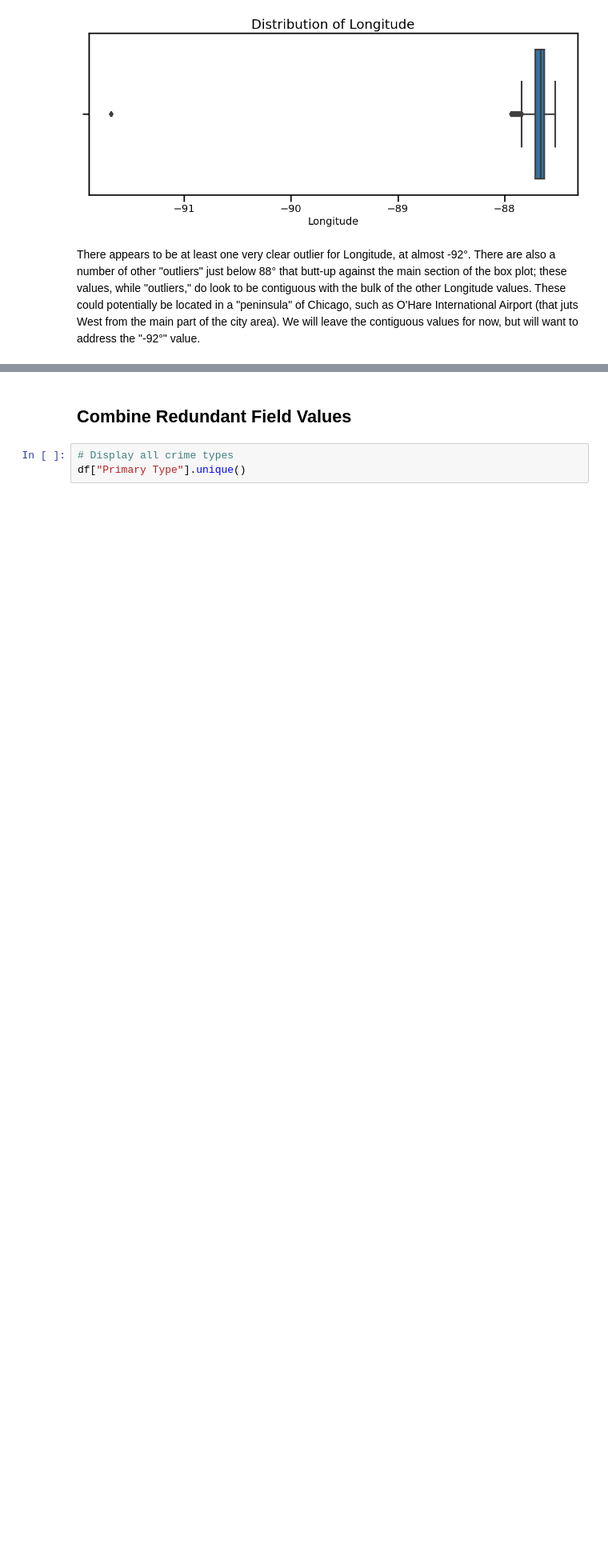
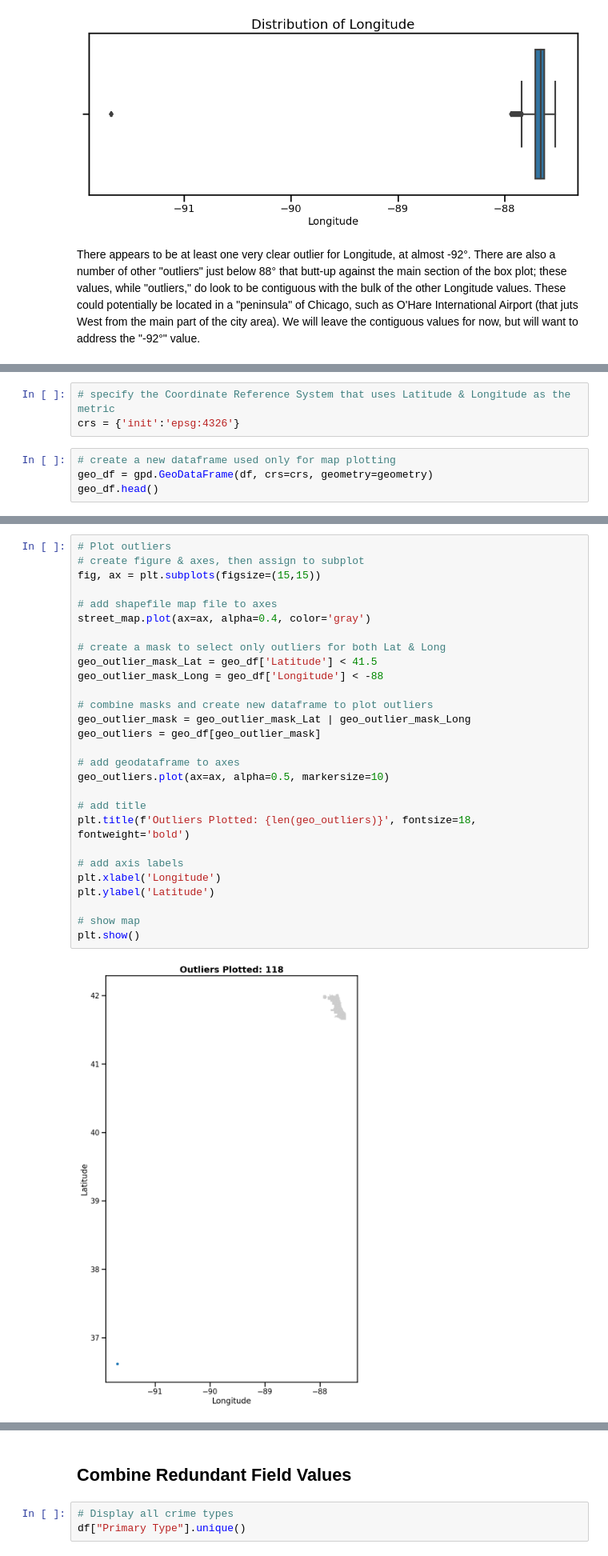
Before and after one commit to whitefreeze/Chicago-Crime-Data, a Jupyter notebook: Chicago-Crime-Data v2.1.ipynb, the cells around one changed output, grey strips where cells are left out. Shown at 80% size. Saved outputs shown, nothing was run; the diff lists cells and outputs as text; blank space fills up the shorter version.

```diff
--- a/Chicago-Crime-Data v2.1.ipynb
+++ b/Chicago-Crime-Data v2.1.ipynb
@@ -1009,0 +1036,7 @@ There appears to be at least one very clear outlier for Longitude, at almost -92
+# %%
+# specify the Coordinate Reference System that uses Latitude & Longitude as the metric
+crs = {'init':'epsg:4326'}
+# %%
+# create a new dataframe used only for map plotting
+geo_df = gpd.GeoDataFrame(df, crs=crs, geometry=geometry)
+geo_df.head()
@@ -1009,0 +1051,30 @@ There appears to be at least one very clear outlier for Longitude, at almost -92
+# %%
+# Plot outliers
+# create figure & axes, then assign to subplot
+fig, ax = plt.subplots(figsize=(15,15))
+
+# add shapefile map file to axes
+street_map.plot(ax=ax, alpha=0.4, color='gray')
+
+# create a mask to select only outliers for both Lat & Long
+geo_outlier_mask_Lat = geo_df['Latitude'] < 41.5
+geo_outlier_mask_Long = geo_df['Longitude'] < -88
+
+# combine masks and create new dataframe to plot outliers
+geo_outlier_mask = geo_outlier_mask_Lat | geo_outlier_mask_Long
+geo_outliers = geo_df[geo_outlier_mask]
+
+# add geodataframe to axes
+geo_outliers.plot(ax=ax, alpha=0.5, markersize=10)
+
+# add title
+plt.title(f'Outliers Plotted: {len(geo_outliers)}', fontsize=18, fontweight='bold')
+
+# add axis labels
+plt.xlabel('Longitude')
+plt.ylabel('Latitude')
+
+# show map
+plt.show()
+# %% [output]
+[figure, added]
```
Also changed, not shown: parts of 29 cells of this notebook, 4 other files.
